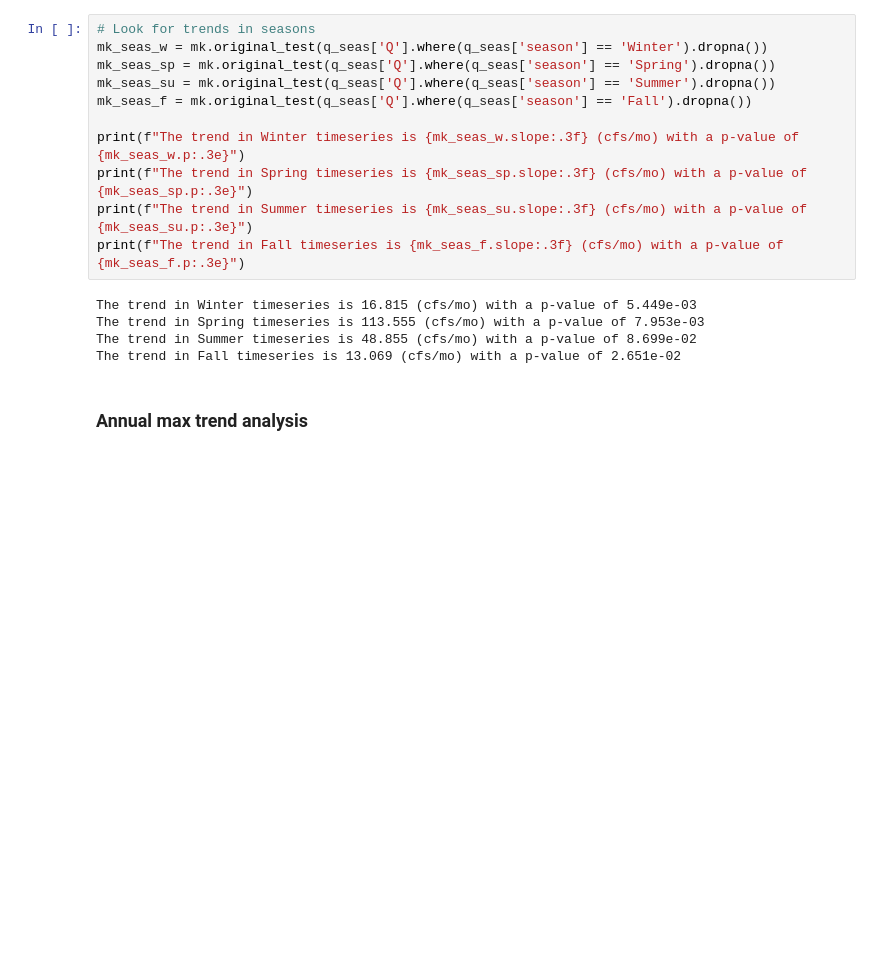
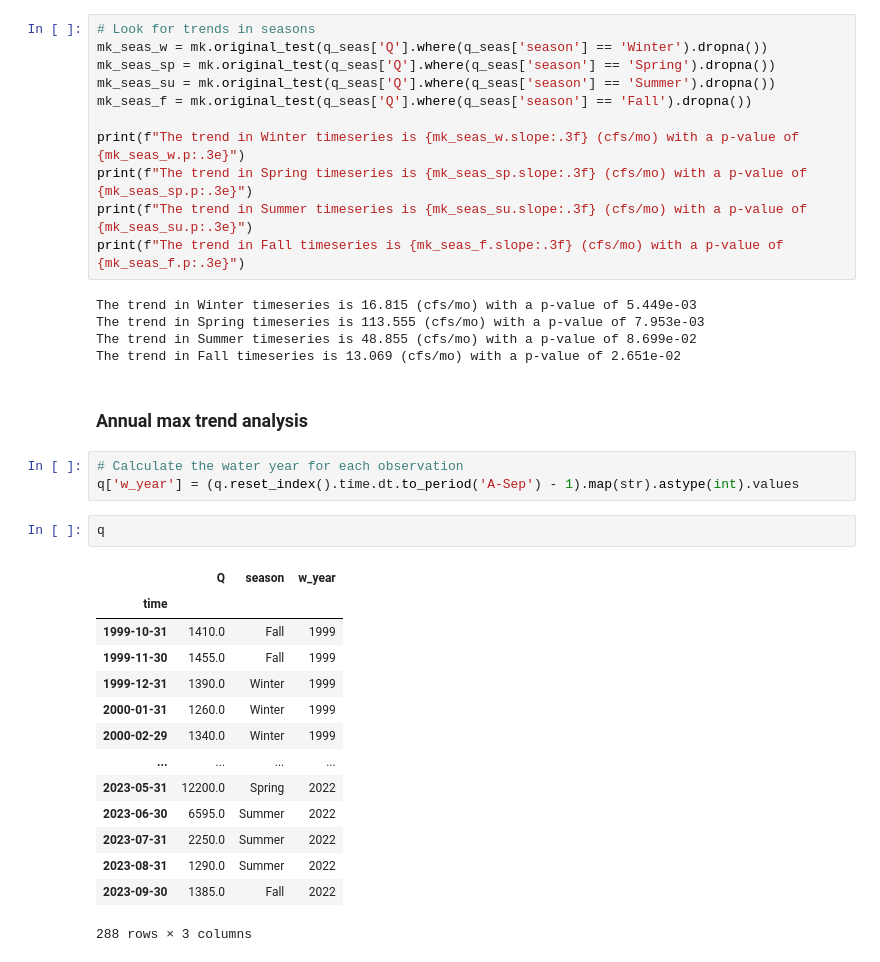
Before and after one commit to nicksilver/zoo-aquifer, a Jupyter notebook: cfr_data_explorer.ipynb, the cells around one changed output. Cells and saved outputs as stored; diff of their text form; blank space fills up the shorter version.

```diff
--- a/cfr_data_explorer.ipynb
+++ b/cfr_data_explorer.ipynb
@@ -107,4 +107,24 @@ The trend in Summer timeseries is 48.855 (cfs/mo) with a p-value of 8.699e-02
 The trend in Fall timeseries is 13.069 (cfs/mo) with a p-value of 2.651e-02
 # %% [markdown]
 ### Annual max trend analysis
+# %%
+# Calculate the water year for each observation
+q['w_year'] = (q.reset_index().time.dt.to_period('A-Sep') - 1).map(str).astype(int).values
+# %%
+q
+# %% [output]
+|  | Q | season | w_year |
+| time |  |  |  |
+| 1999-10-31 | 1410.0 | Fall | 1999 |
+| 1999-11-30 | 1455.0 | Fall | 1999 |
+| 1999-12-31 | 1390.0 | Winter | 1999 |
+| 2000-01-31 | 1260.0 | Winter | 1999 |
+| 2000-02-29 | 1340.0 | Winter | 1999 |
+| ... | ... | ... | ... |
+| 2023-05-31 | 12200.0 | Spring | 2022 |
+| 2023-06-30 | 6595.0 | Summer | 2022 |
+| 2023-07-31 | 2250.0 | Summer | 2022 |
+| 2023-08-31 | 1290.0 | Summer | 2022 |
+| 2023-09-30 | 1385.0 | Fall | 2022 |
+288 rows × 3 columns
 # %%
```
Also changed, not shown: parts of 6 cells of this notebook.
